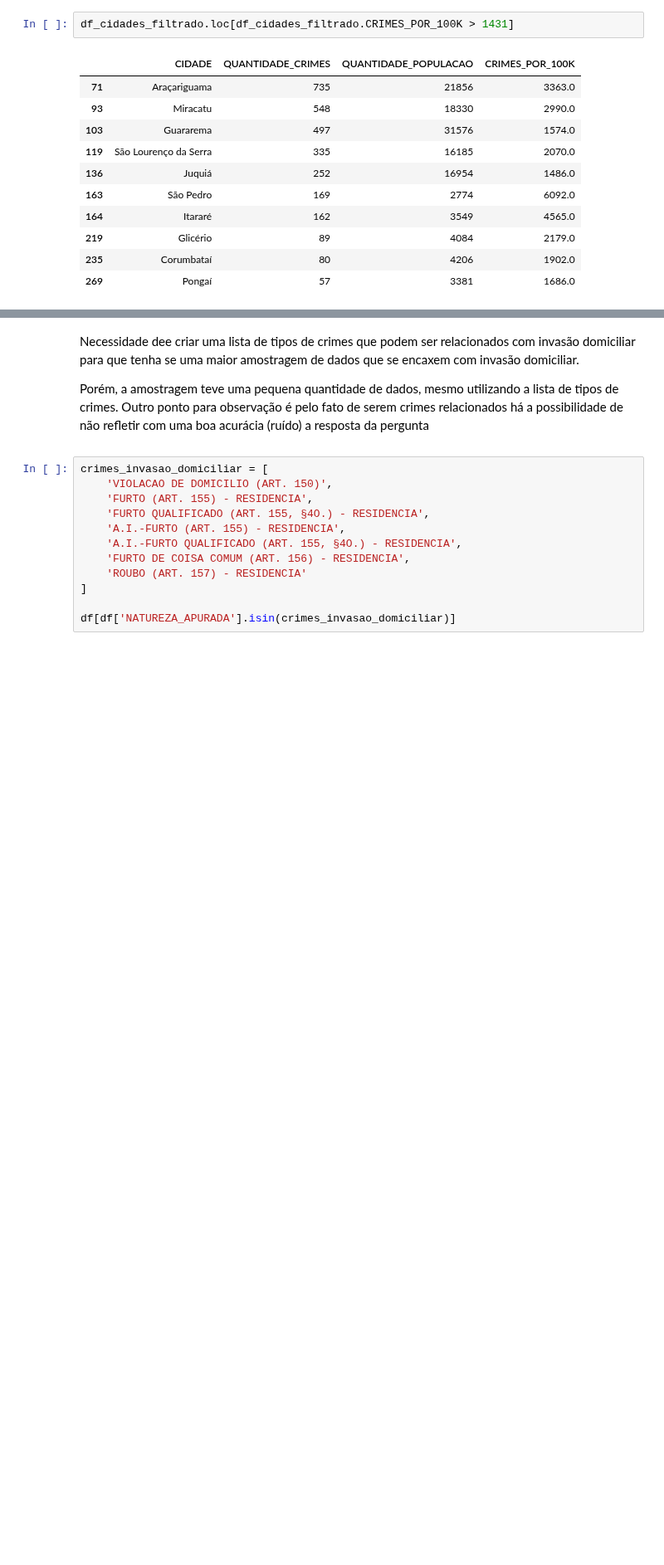
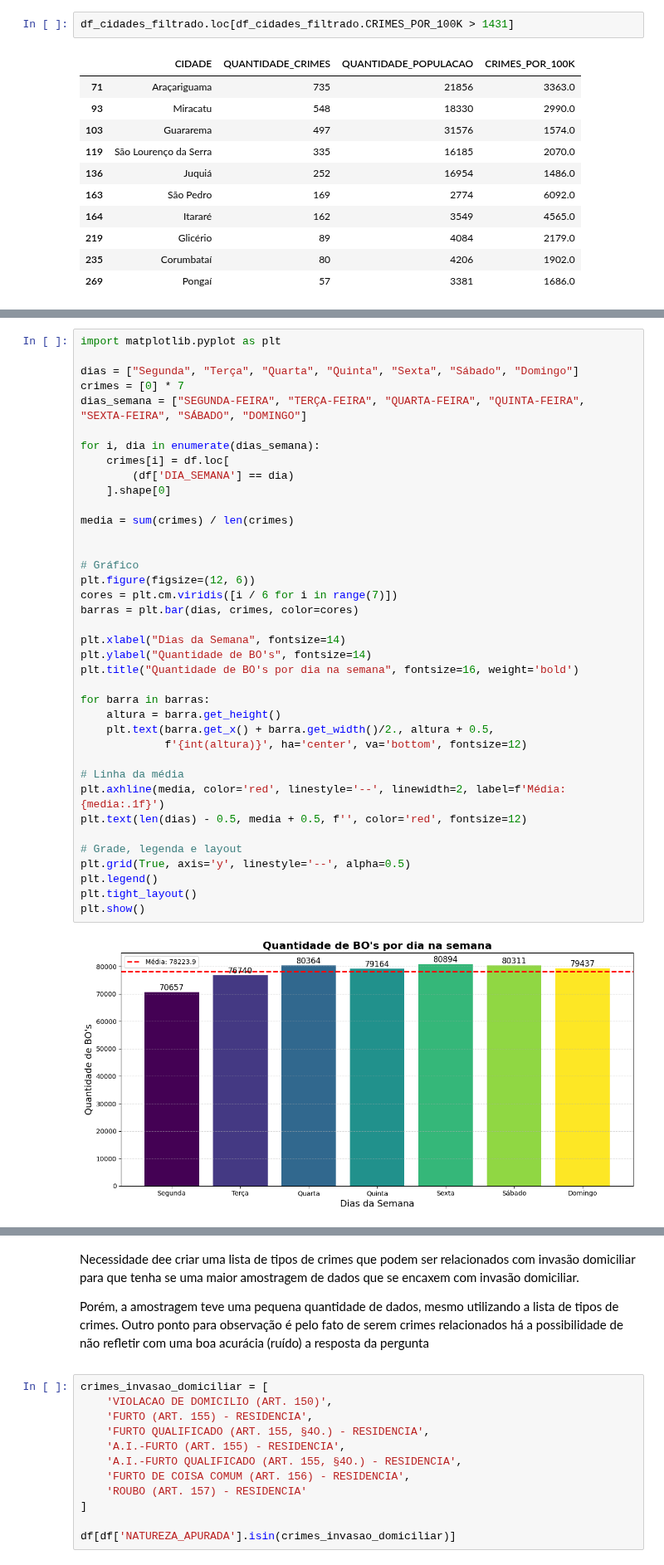
Before and after one commit to Matheuskpds/Ciencia-de-Dados-Projeto-TP, a Jupyter notebook: main.ipynb, the cells around one changed output, grey strips where cells are left out. Shown at 83% size. Cells and saved outputs as stored; diff of their text form; blank space fills up the shorter version.

```diff
--- a/main.ipynb
+++ b/main.ipynb
@@ -942,2 +950,42 @@ df_cidades_filtrado.loc[df_cidades_filtrado.CRIMES_POR_100K > 1431]
+# %%
+import matplotlib.pyplot as plt
+
+dias = ["Segunda", "Terça", "Quarta", "Quinta", "Sexta", "Sábado", "Domingo"]
+crimes = [0] * 7
+dias_semana = ["SEGUNDA-FEIRA", "TERÇA-FEIRA", "QUARTA-FEIRA", "QUINTA-FEIRA", "SEXTA-FEIRA", "SÁBADO", "DOMINGO"]
+
+for i, dia in enumerate(dias_semana):
+    crimes[i] = df.loc[
+        (df['DIA_SEMANA'] == dia)
+    ].shape[0]
+
+media = sum(crimes) / len(crimes)
+
+
+# Gráfico
+plt.figure(figsize=(12, 6))
+cores = plt.cm.viridis([i / 6 for i in range(7)])
+barras = plt.bar(dias, crimes, color=cores)
+
+plt.xlabel("Dias da Semana", fontsize=14)
+plt.ylabel("Quantidade de BO's", fontsize=14)
+plt.title("Quantidade de BO's por dia na semana", fontsize=16, weight='bold')
+
+for barra in barras:
+    altura = barra.get_height()
+    plt.text(barra.get_x() + barra.get_width()/2., altura + 0.5,
+             f'{int(altura)}', ha='center', va='bottom', fontsize=12)
+
+# Linha da média
+plt.axhline(media, color='red', linestyle='--', linewidth=2, label=f'Média: {media:.1f}')
+plt.text(len(dias) - 0.5, media + 0.5, f'', color='red', fontsize=12)
+
+# Grade, legenda e layout
+plt.grid(True, axis='y', linestyle='--', alpha=0.5)
+plt.legend()
+plt.tight_layout()
+plt.show()
+# %% [output]
+[figure, added]
 # %% [markdown]
 <div style = "text-align: center;">
```
Also changed, not shown: parts of 2 cells of this notebook.
